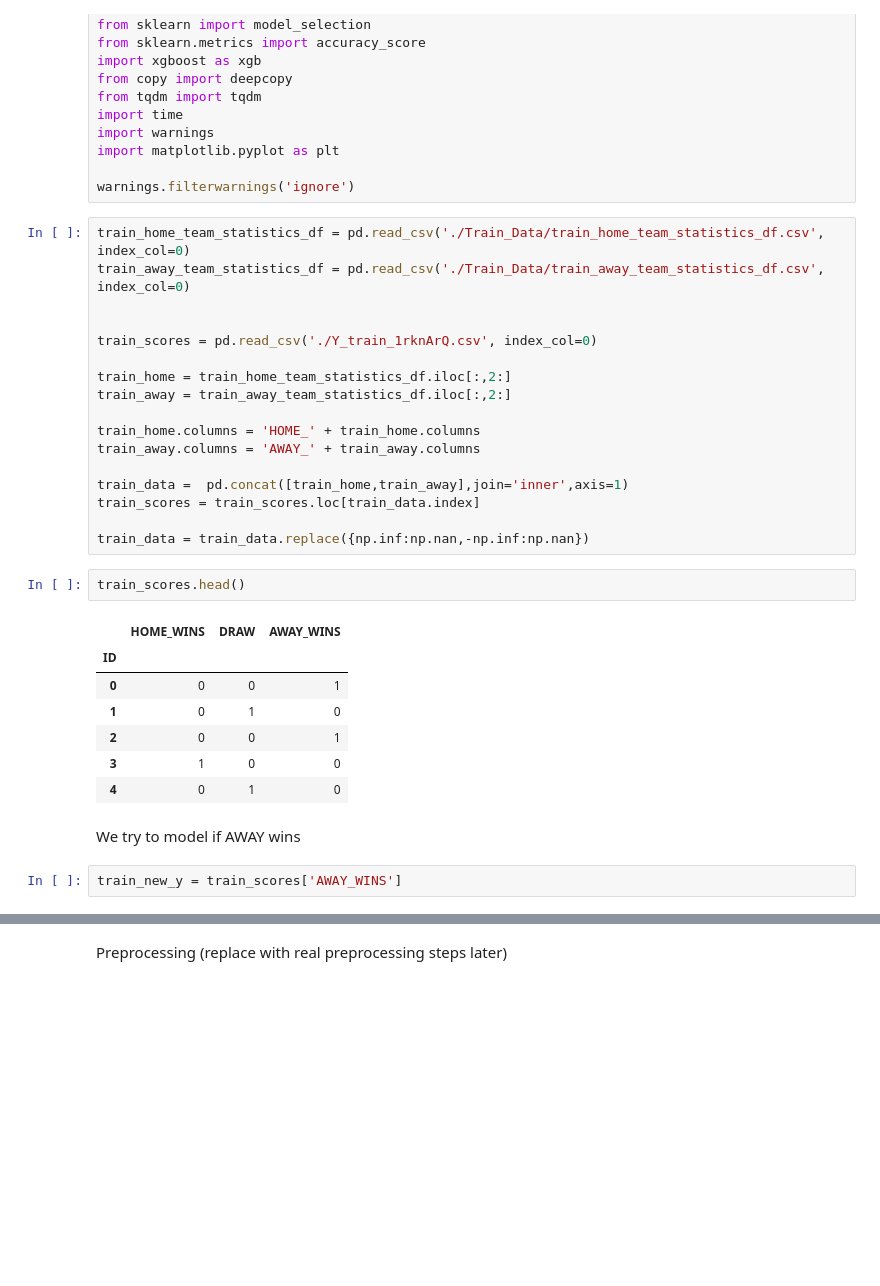
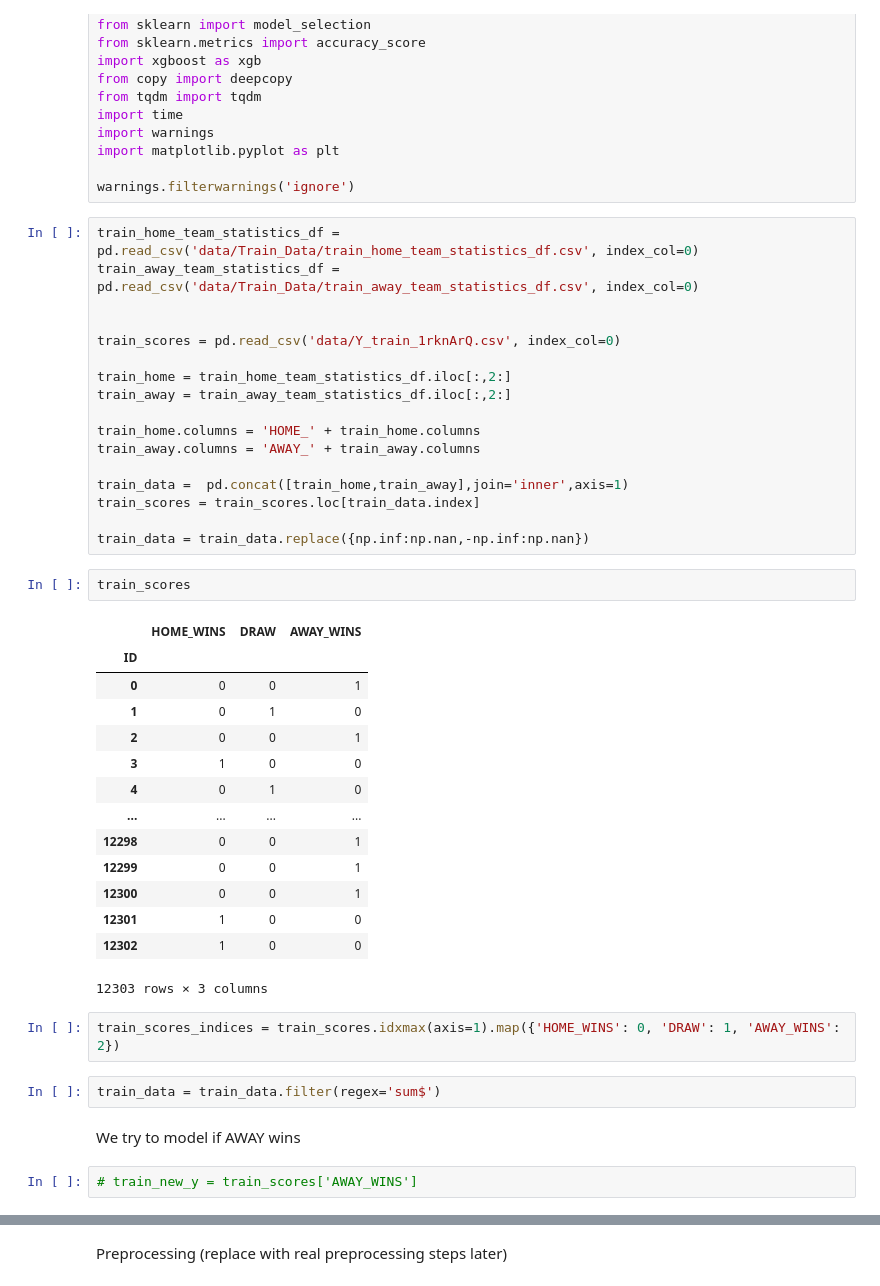
Before and after one commit to juliusgraf/challenge_qrt_optim, a Jupyter notebook: model.ipynb, the cells around one changed output, grey strips where cells are left out. Drawn from its saved outputs; the diff is of its cells as text; blank space fills up the shorter version.

```diff
--- a/model.ipynb
+++ b/model.ipynb
@@ -13,11 +13,11 @@ import matplotlib.pyplot as plt
 
 warnings.filterwarnings('ignore')
 # %%
-train_home_team_statistics_df = pd.read_csv('./Train_Data/train_home_team_statistics_df.csv', index_col=0)
-train_away_team_statistics_df = pd.read_csv('./Train_Data/train_away_team_statistics_df.csv', index_col=0)
+train_home_team_statistics_df = pd.read_csv('data/Train_Data/train_home_team_statistics_df.csv', index_col=0)
+train_away_team_statistics_df = pd.read_csv('data/Train_Data/train_away_team_statistics_df.csv', index_col=0)
 
 
-train_scores = pd.read_csv('./Y_train_1rknArQ.csv', index_col=0)
+train_scores = pd.read_csv('data/Y_train_1rknArQ.csv', index_col=0)
 
 train_home = train_home_team_statistics_df.iloc[:,2:]
 train_away = train_away_team_statistics_df.iloc[:,2:]
@@ -30,17 +30,28 @@ train_scores = train_scores.loc[train_data.index]
 
 train_data = train_data.replace({np.inf:np.nan,-np.inf:np.nan})
 # %%
-train_scores.head()
+train_scores
 # %% [output]
 |  | HOME_WINS | DRAW | AWAY_WINS |
 | ID |  |  |  |
 | 0 | 0 | 0 | 1 |
 | 1 | 0 | 1 | 0 |
 | 2 | 0 | 0 | 1 |
 | 3 | 1 | 0 | 0 |
 | 4 | 0 | 1 | 0 |
+| ... | ... | ... | ... |
+| 12298 | 0 | 0 | 1 |
+| 12299 | 0 | 0 | 1 |
+| 12300 | 0 | 0 | 1 |
+| 12301 | 1 | 0 | 0 |
+| 12302 | 1 | 0 | 0 |
+12303 rows × 3 columns
+# %%
+train_scores_indices = train_scores.idxmax(axis=1).map({'HOME_WINS': 0, 'DRAW': 1, 'AWAY_WINS': 2})
+# %%
+train_data = train_data.filter(regex='sum$')
 # %% [markdown]
 We try to model if AWAY wins
 # %%
-train_new_y = train_scores['AWAY_WINS']
+# train_new_y = train_scores['AWAY_WINS']
 # %%
```
Also changed, not shown: parts of 3 cells of this notebook, 4 other files.
